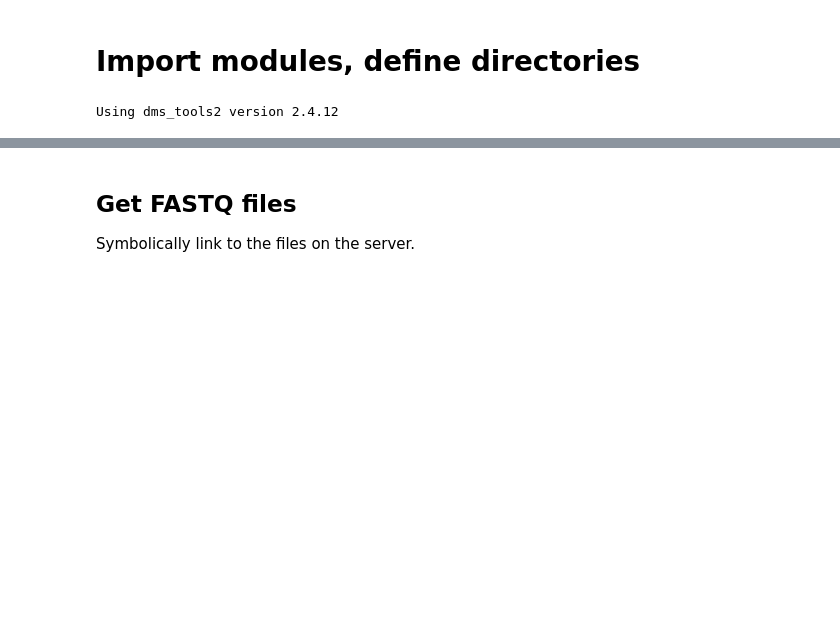
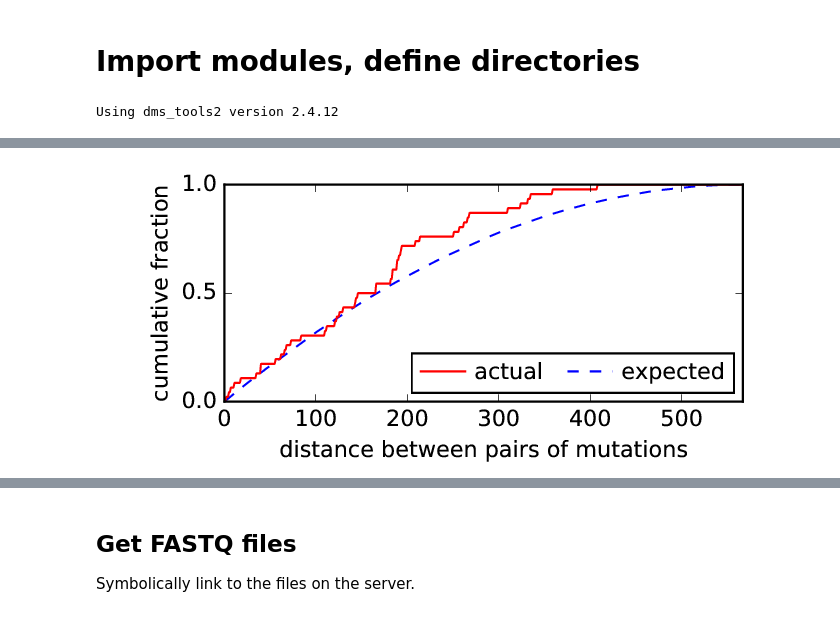
Before and after one commit to jbloomlab/Perth2009-reversegen-DMS, a Jupyter notebook: analysis_notebook.ipynb, the cells around one changed output, grey strips where cells are left out. Cells and saved outputs as stored; diff of their text form; code cells hidden in the pictures; blank space fills up the shorter version.

```diff
--- a/analysis_notebook.ipynb
+++ b/analysis_notebook.ipynb
@@ -42,0 +53,4 @@ Using dms_tools2 version 2.4.12
+# %%
+showPDF(sangerprefix + 'mutationclustering.pdf')
+# %% [output]
+[figure, added]
```
Also changed, not shown: parts of 8 cells of this notebook.
